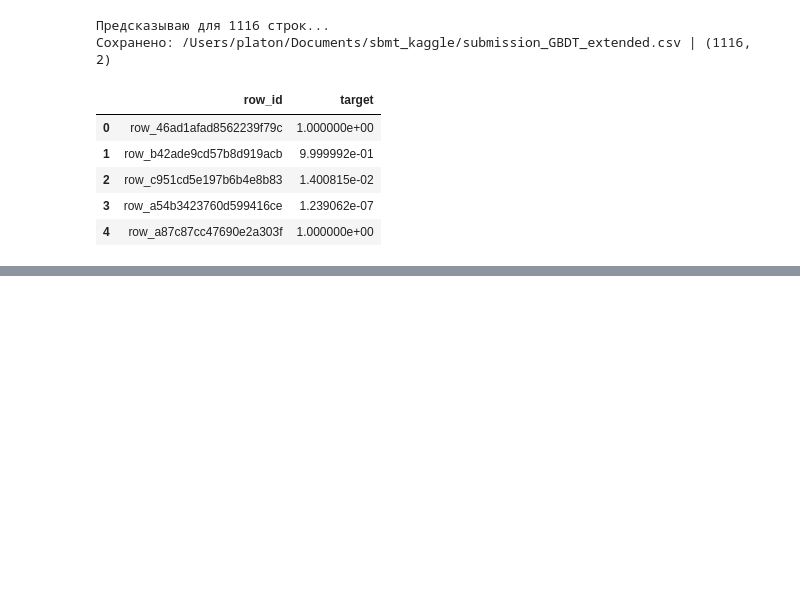
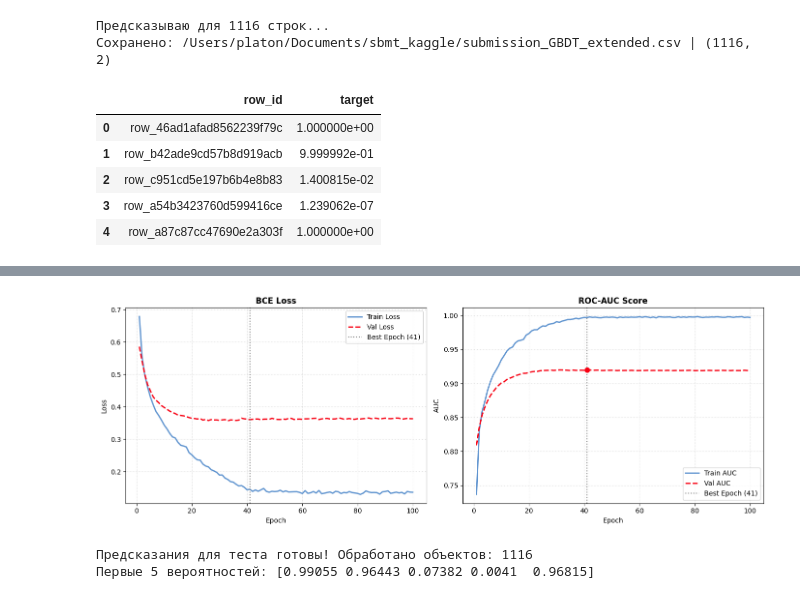
Before and after one commit to revlze/sbmt_kaggle, a Jupyter notebook: main.ipynb, the cells around one changed output, grey strips where cells are left out. Cells and saved outputs as stored; diff of their text form; code cells hidden in the pictures; blank space fills up the shorter version.

```diff
--- a/main.ipynb
+++ b/main.ipynb
@@ -25,7 +25,7 @@ from sklearn.ensemble import GradientBoostingClassifier, RandomForestClassifier,
 from sklearn.metrics import roc_auc_score
 from pathlib import Path
 import time
-import cleanlab
+# import cleanlab
 import json
 from datetime import datetime
 
@@ -33,7 +33,7 @@ import joblib
 from importlib.metadata import version
 
 PACKAGE_VERSIONS = {name: version(name) for name in [
-    "numpy", "pandas", "scikit-learn", "lightgbm", "cleanlab", "joblib", "torch",
+    "numpy", "pandas", "scikit-learn", "lightgbm", "joblib", "torch",
 ]}
 print(PACKAGE_VERSIONS)
 from dataclasses import replace
@@ -855,0 +1345,56 @@ display(submission.head())
+# %%
+# ==============================================================================
+# 4. ПОСТРОЕНИЕ ГРАФИКА ОБУЧЕНИЯ
+# ==============================================================================
+fig, axes = plt.subplots(1, 2, figsize=(14, 5))
+
+color_train = '#5E93CF'
+color_val = '#F80012'
+epochs_range = range(1, EPOCHS + 1)
+
+# Индекс эпохи с лучшим Val AUC для отметки на графике
+best_epoch = np.argmax(history['val_auc']) + 1
+
+# График Loss
+axes[0].plot(epochs_range, history['train_loss'], label='Train Loss', color=color_train, linewidth=2)
+axes[0].plot(epochs_range, history['val_loss'], label='Val Loss', color=color_val, linewidth=2, linestyle='--')
+axes[0].axvline(best_epoch, color='gray', linestyle=':', label=f'Best Epoch ({best_epoch})')
+axes[0].set_title('BCE Loss', fontsize=12, fontweight='bold')
+axes[0].set_xlabel('Epoch')
+axes[0].set_ylabel('Loss')
+axes[0].grid(True, linestyle=':', alpha=0.6)
+axes[0].legend()
+
+# График ROC-AUC
+axes[1].plot(epochs_range, history['train_auc'], label='Train AUC', color=color_train, linewidth=2)
+axes[1].plot(epochs_range, history['val_auc'], label='Val AUC', color=color_val, linewidth=2, linestyle='--')
+axes[1].axvline(best_epoch, color='gray', linestyle=':', label=f'Best Epoch ({best_epoch})')
+axes[1].scatter([best_epoch], [best_val_auc], color=color_val, s=50, zorder=5)
+axes[1].set_title('ROC-AUC Score', fontsize=12, fontweight='bold')
+axes[1].set_xlabel('Epoch')
+axes[1].set_ylabel('AUC')
+axes[1].grid(True, linestyle=':', alpha=0.6)
+axes[1].legend()
+
+plt.tight_layout()
+plt.show()
+# %% [output]
+[figure, added]
+# %%
+# ==============================================================================
+# 5. ТЕСТОВЫЕ ПРЕДСКАЗАНИЯ
+# ==============================================================================
+model.eval()
+
+# Быстрый трансфер без копирования через from_numpy
+X_test_tensor = torch.from_numpy(X_te_proc).float().to(device)
+
+with torch.no_grad():
+    test_logits = model(X_test_tensor)
+    test_probs = torch.sigmoid(test_logits).cpu().numpy().flatten()
+
+print(f"\nПредсказания для теста готовы! Обработано объектов: {len(test_probs)}")
+print("Первые 5 вероятностей:", np.round(test_probs[:5], 5))
+# %% [output]
+Предсказания для теста готовы! Обработано объектов: 1116
+Первые 5 вероятностей: [0.99055 0.96443 0.07382 0.0041  0.96815]
```
Also changed, not shown: parts of 10 cells of this notebook.
